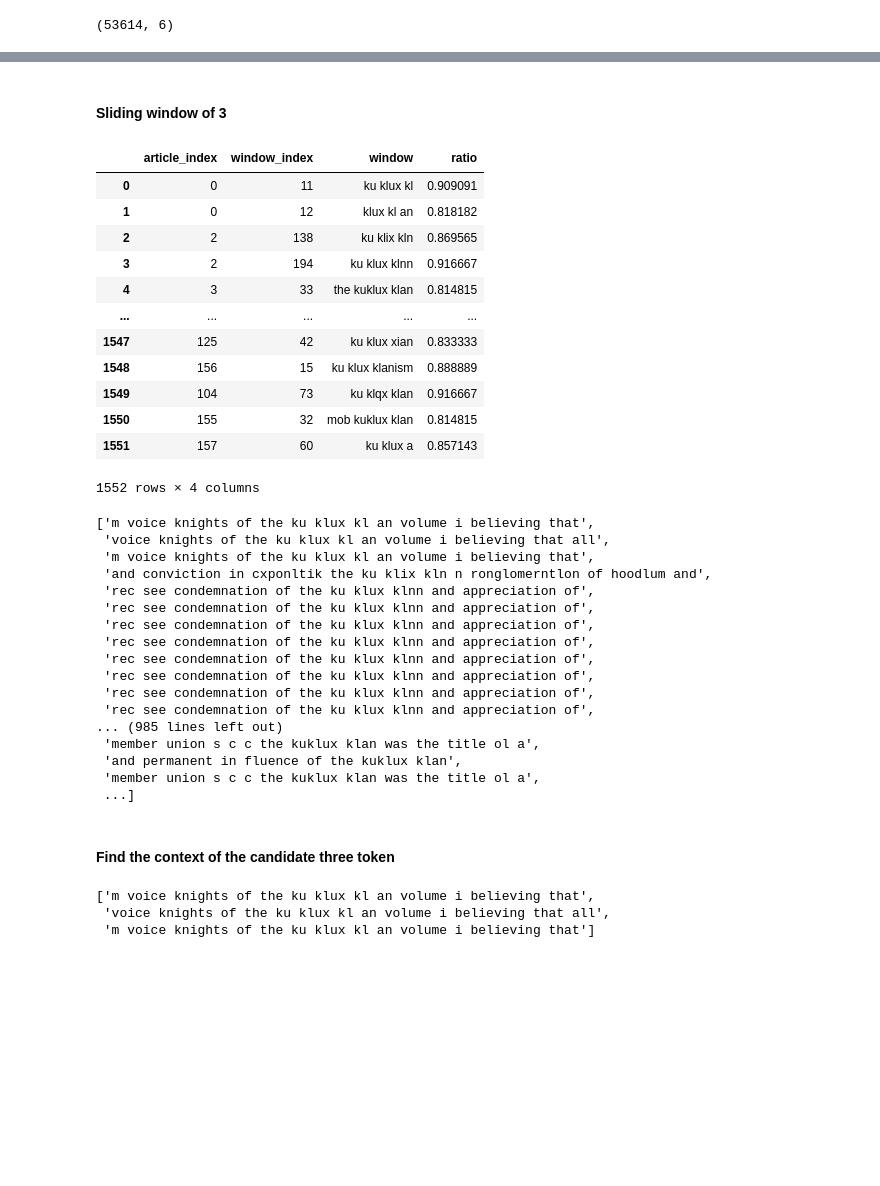
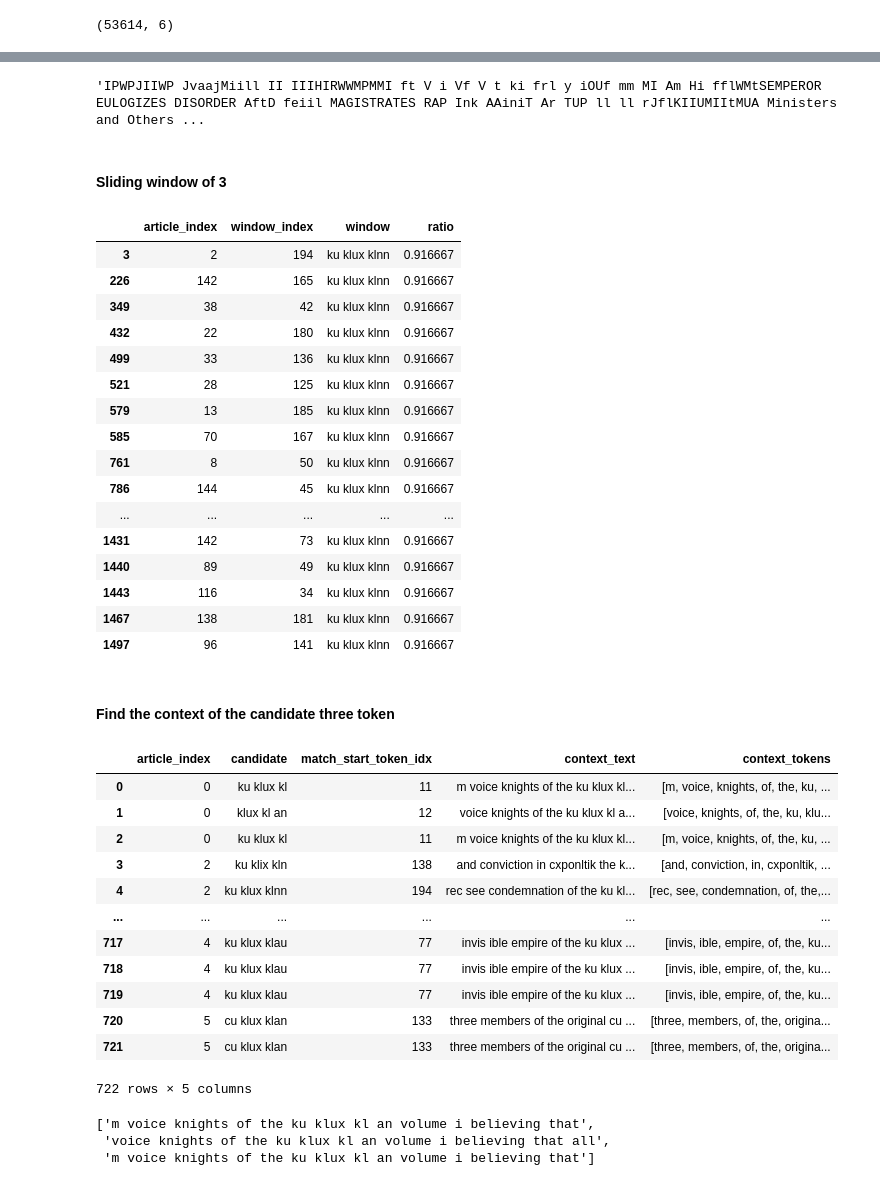
Before and after one commit to park-jay/kkk, a Jupyter notebook: nlp4dh/only-kkk/data-cleaning.ipynb, the cells around one changed output, grey strips where cells are left out. Saved outputs shown, nothing was run; the diff lists cells and outputs as text; code cells hidden in the pictures; blank space fills up the shorter version.

Commit message:
searching three words

```diff
--- a/nlp4dh/only-kkk/data-cleaning.ipynb
+++ b/nlp4dh/only-kkk/data-cleaning.ipynb
@@ -17,3 +23,7 @@ df.shape
+# %%
+df['text'].iloc[2]
+# %% [output]
+'IPWPJIIWP JvaajMiill II IIIHIRWWMPMMI ft V i Vf V t ki frl y iOUf mm MI Am Hi fflWMtSEMPEROR EULOGIZES DISORDER AftD feiil MAGISTRATES RAP Ink AAiniT Ar TUP ll ll rJflKIIUMIItMUA Ministers and Others ...
 # %% [markdown]
 #### Sliding window of 3
 # %%
@@ -36,40 +46,26 @@ for article_index, article in tqdm(df['text'].items(), total=len(df['text'])):
             candidate.append(window)
             candidate_ratio.append(ratio_value)
 # %%
-pd.DataFrame({'article_index': candidate_article_index, 'window_index': candidate_window_index, 'window': candidate, 'ratio': candidate_ratio})
+candidate_df=pd.DataFrame({'article_index': candidate_article_index, 'window_index': candidate_window_index, 'window': candidate, 'ratio': candidate_ratio})
-# %% [output]
-|  | article_index | window_index | window | ratio |
-| 0 | 0 | 11 | ku klux kl | 0.909091 |
-| 1 | 0 | 12 | klux kl an | 0.818182 |
-| 2 | 2 | 138 | ku klix kln | 0.869565 |
-| 3 | 2 | 194 | ku klux klnn | 0.916667 |
-| 4 | 3 | 33 | the kuklux klan | 0.814815 |
-| ... | ... | ... | ... | ... |
-| 1547 | 125 | 42 | ku klux xian | 0.833333 |
-| 1548 | 156 | 15 | ku klux klanism | 0.888889 |
-| 1549 | 104 | 73 | ku klqx klan | 0.916667 |
-| 1550 | 155 | 32 | mob kuklux klan | 0.814815 |
-| 1551 | 157 | 60 | ku klux a | 0.857143 |
-1552 rows × 4 columns
-# %%
-candidate_context_list
-# %% [output]
-['m voice knights of the ku klux kl an volume i believing that',
- 'voice knights of the ku klux kl an volume i believing that all',
- 'm voice knights of the ku klux kl an volume i believing that',
- 'and conviction in cxponltik the ku klix kln n ronglomerntlon of hoodlum and',
- 'rec see condemnation of the ku klux klnn and appreciation of',
- 'rec see condemnation of the ku klux klnn and appreciation of',
- 'rec see condemnation of the ku klux klnn and appreciation of',
- 'rec see condemnation of the ku klux klnn and appreciation of',
- 'rec see condemnation of the ku klux klnn and appreciation of',
- 'rec see condemnation of the ku klux klnn and appreciation of',
- 'rec see condemnation of the ku klux klnn and appreciation of',
- 'rec see condemnation of the ku klux klnn and appreciation of',
-... (985 lines left out)
- 'member union s c c the kuklux klan was the title ol a',
- 'and permanent in fluence of the kuklux klan',
- 'member union s c c the kuklux klan was the title ol a',
- ...]
+# %%
+candidate_df[candidate_df['window']=='ku klux klnn']
+# %% [output]
+|  | article_index | window_index | window | ratio |
+| 3 | 2 | 194 | ku klux klnn | 0.916667 |
+| 226 | 142 | 165 | ku klux klnn | 0.916667 |
+| 349 | 38 | 42 | ku klux klnn | 0.916667 |
+| 432 | 22 | 180 | ku klux klnn | 0.916667 |
+| 499 | 33 | 136 | ku klux klnn | 0.916667 |
+| 521 | 28 | 125 | ku klux klnn | 0.916667 |
+| 579 | 13 | 185 | ku klux klnn | 0.916667 |
+| 585 | 70 | 167 | ku klux klnn | 0.916667 |
+| 761 | 8 | 50 | ku klux klnn | 0.916667 |
+| 786 | 144 | 45 | ku klux klnn | 0.916667 |
+| ... | ... | ... | ... | ... |
+| 1431 | 142 | 73 | ku klux klnn | 0.916667 |
+| 1440 | 89 | 49 | ku klux klnn | 0.916667 |
+| 1443 | 116 | 34 | ku klux klnn | 0.916667 |
+| 1467 | 138 | 181 | ku klux klnn | 0.916667 |
+| 1497 | 96 | 141 | ku klux klnn | 0.916667 |
 # %% [markdown]
 #### Find the context of the candidate three token
@@ -100,3 +116,19 @@ for article_index, article in tqdm(df['text'].items(), total=len(df['text'])):
+# %%
+pd.DataFrame(results)
+# %% [output]
+|  | article_index | candidate | match_start_token_idx | context_text | context_tokens |
+| 0 | 0 | ku klux kl | 11 | m voice knights of the ku klux kl... | [m, voice, knights, of, the, ku, ... |
+| 1 | 0 | klux kl an | 12 | voice knights of the ku klux kl a... | [voice, knights, of, the, ku, klu... |
+| 2 | 0 | ku klux kl | 11 | m voice knights of the ku klux kl... | [m, voice, knights, of, the, ku, ... |
+| 3 | 2 | ku klix kln | 138 | and conviction in cxponltik the k... | [and, conviction, in, cxponltik, ... |
+| 4 | 2 | ku klux klnn | 194 | rec see condemnation of the ku kl... | [rec, see, condemnation, of, the,... |
+| ... | ... | ... | ... | ... | ... |
+| 717 | 4 | ku klux klau | 77 | invis ible empire of the ku klux ... | [invis, ible, empire, of, the, ku... |
+| 718 | 4 | ku klux klau | 77 | invis ible empire of the ku klux ... | [invis, ible, empire, of, the, ku... |
+| 719 | 4 | ku klux klau | 77 | invis ible empire of the ku klux ... | [invis, ible, empire, of, the, ku... |
+| 720 | 5 | cu klux klan | 133 | three members of the original cu ... | [three, members, of, the, origina... |
+| 721 | 5 | cu klux klan | 133 | three members of the original cu ... | [three, members, of, the, origina... |
+722 rows × 5 columns
 # %%
 candidate_context_list
 # %% [output]
```
Also changed, not shown: parts of 5 cells of this notebook.
